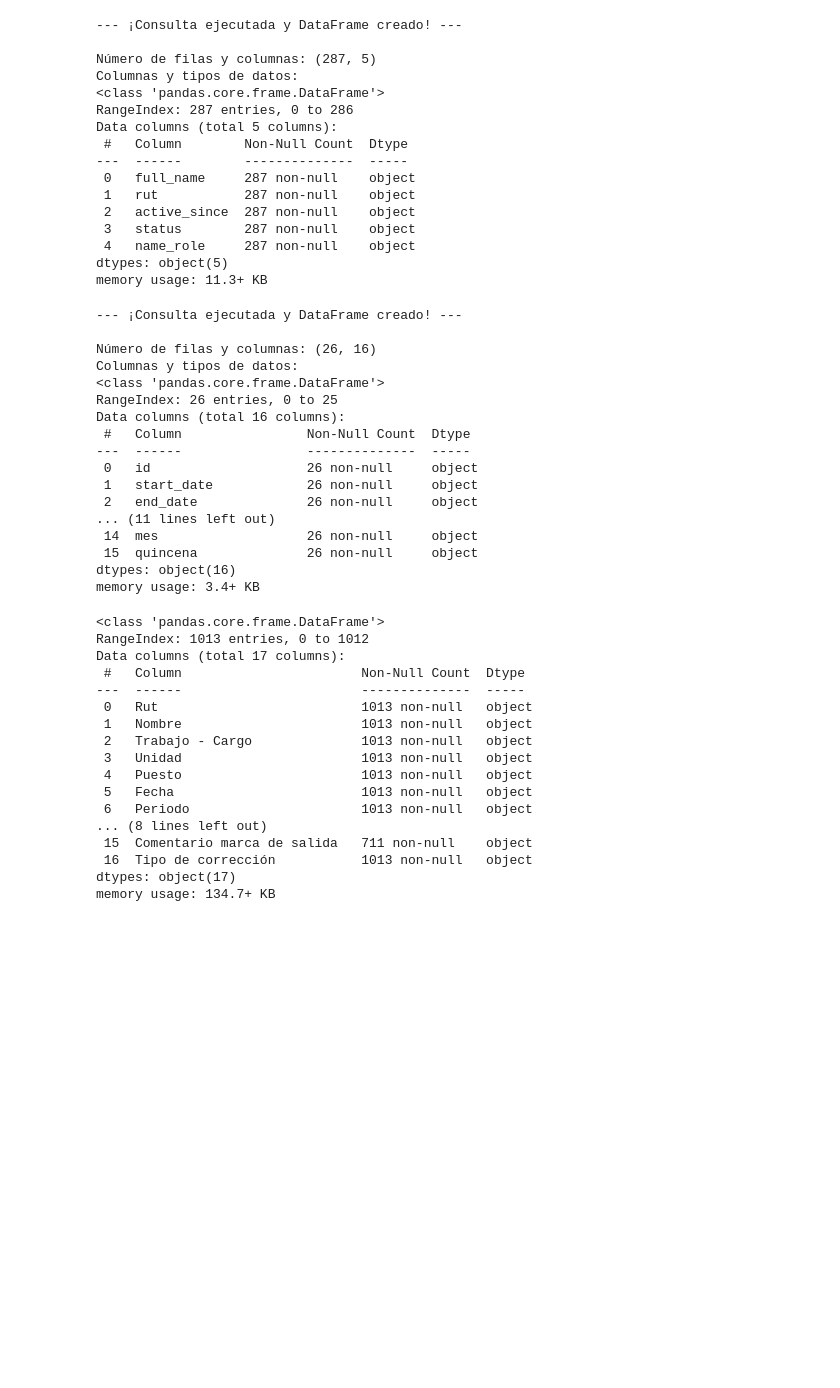
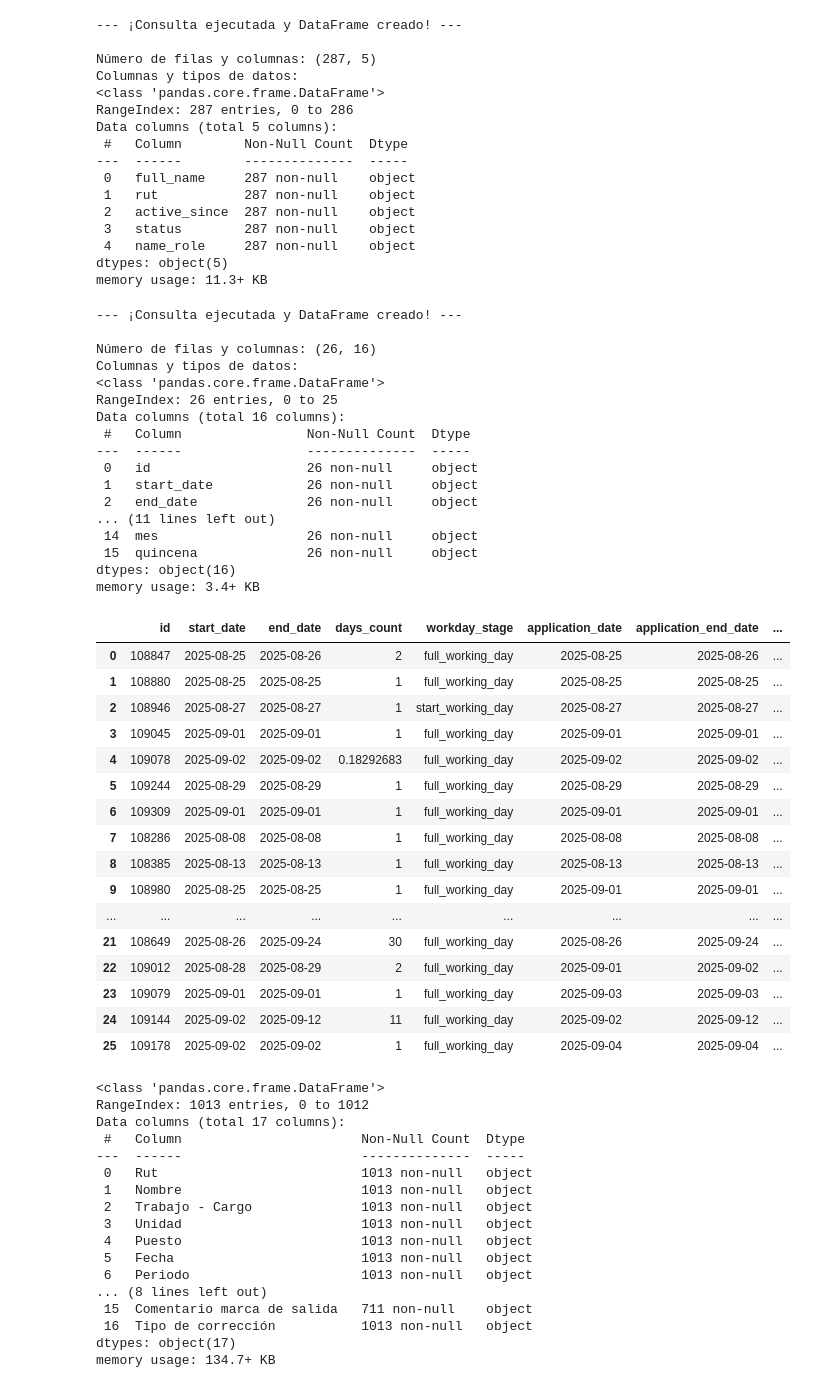
Before and after one commit to bgacitua/contenedor_cramer, a Jupyter notebook: Scripts de Python/Script Bono Asistencia/script_bono_asistencia_v3_final.ipynb, the cells around one changed output. Saved outputs shown, nothing was run; the diff lists cells and outputs as text; code cells hidden in the pictures; blank space fills up the shorter version.

```diff
--- a/Scripts de Python/Script Bono Asistencia/script_bono_asistencia_v3_final.ipynb
+++ b/Scripts de Python/Script Bono Asistencia/script_bono_asistencia_v3_final.ipynb
@@ -160,31 +160,49 @@ AND e.name_role IN (
 # %%
 # Utiliza pandas.read_sql para ejecutar la consulta con la conexión ya abierta
 df_incidencias = pd.read_sql(sql_query_incidencias, conexion)
 
 print("\n--- ¡Consulta ejecutada y DataFrame creado! ---")
 #display(df_resultado.head())
 
 print(f"\nNúmero de filas y columnas: {df_incidencias.shape}")
 print("Columnas y tipos de datos:")
 df_incidencias.info()
+display(df_incidencias)
 # %% [output]
 --- ¡Consulta ejecutada y DataFrame creado! ---
 
 Número de filas y columnas: (26, 16)
 Columnas y tipos de datos:
 <class 'pandas.core.frame.DataFrame'>
 RangeIndex: 26 entries, 0 to 25
 Data columns (total 16 columns):
  #   Column                Non-Null Count  Dtype
 ---  ------                --------------  -----
  0   id                    26 non-null     object
  1   start_date            26 non-null     object
  2   end_date              26 non-null     object
 ... (11 lines left out)
  14  mes                   26 non-null     object
  15  quincena              26 non-null     object
 dtypes: object(16)
 memory usage: 3.4+ KB
+|  | id | start_date | end_date | days_count | workday_stage | application_date | application_end_date | ... |
+| 0 | 108847 | 2025-08-25 | 2025-08-26 | 2 | full_working_day | 2025-08-25 | 2025-08-26 | ... |
+| 1 | 108880 | 2025-08-25 | 2025-08-25 | 1 | full_working_day | 2025-08-25 | 2025-08-25 | ... |
+| 2 | 108946 | 2025-08-27 | 2025-08-27 | 1 | start_working_day | 2025-08-27 | 2025-08-27 | ... |
+| 3 | 109045 | 2025-09-01 | 2025-09-01 | 1 | full_working_day | 2025-09-01 | 2025-09-01 | ... |
+| 4 | 109078 | 2025-09-02 | 2025-09-02 | 0.18292683 | full_working_day | 2025-09-02 | 2025-09-02 | ... |
+| 5 | 109244 | 2025-08-29 | 2025-08-29 | 1 | full_working_day | 2025-08-29 | 2025-08-29 | ... |
+| 6 | 109309 | 2025-09-01 | 2025-09-01 | 1 | full_working_day | 2025-09-01 | 2025-09-01 | ... |
+| 7 | 108286 | 2025-08-08 | 2025-08-08 | 1 | full_working_day | 2025-08-08 | 2025-08-08 | ... |
+| 8 | 108385 | 2025-08-13 | 2025-08-13 | 1 | full_working_day | 2025-08-13 | 2025-08-13 | ... |
+| 9 | 108980 | 2025-08-25 | 2025-08-25 | 1 | full_working_day | 2025-09-01 | 2025-09-01 | ... |
+| ... | ... | ... | ... | ... | ... | ... | ... | ... |
+| 21 | 108649 | 2025-08-26 | 2025-09-24 | 30 | full_working_day | 2025-08-26 | 2025-09-24 | ... |
+| 22 | 109012 | 2025-08-28 | 2025-08-29 | 2 | full_working_day | 2025-09-01 | 2025-09-02 | ... |
+| 23 | 109079 | 2025-09-01 | 2025-09-01 | 1 | full_working_day | 2025-09-03 | 2025-09-03 | ... |
+| 24 | 109144 | 2025-09-02 | 2025-09-12 | 11 | full_working_day | 2025-09-02 | 2025-09-12 | ... |
+| 25 | 109178 | 2025-09-02 | 2025-09-02 | 1 | full_working_day | 2025-09-04 | 2025-09-04 | ... |
 # %%
 #Importa dataframe de marcas corregidas
 df_marcas = pd.read_excel(r"C:\Users\bgacitua\Desktop\Repositorio_GitHub\Scripts de Python\Script Bono Asistencia\Archivos de trabajo\reporte_turnos_marcas_corregidas_para_base_septiembre_bono.xlsx")
```
Also changed, not shown: parts of 3 cells of this notebook.
